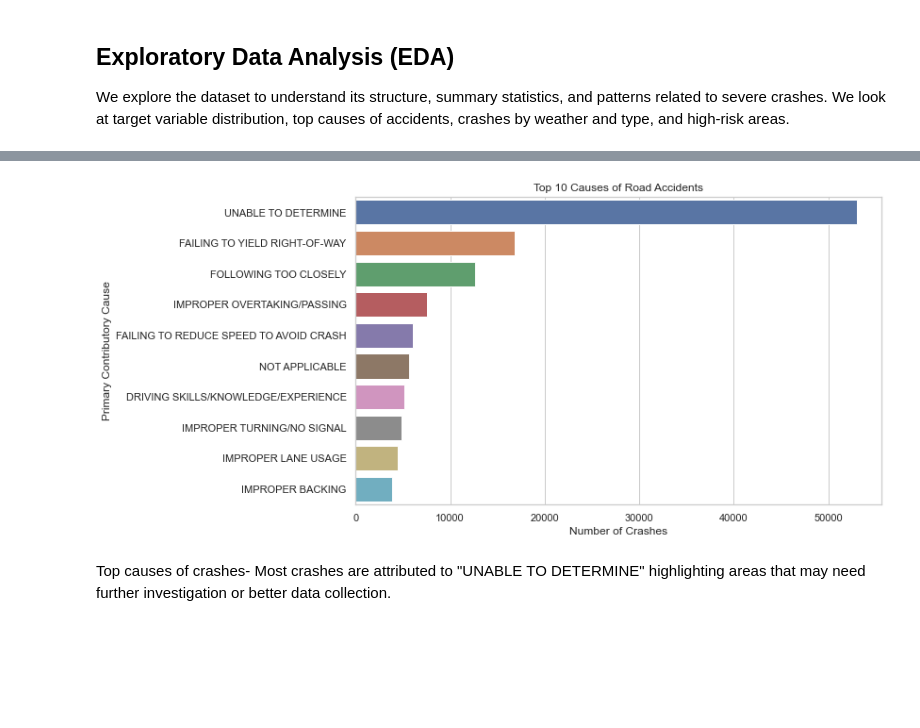
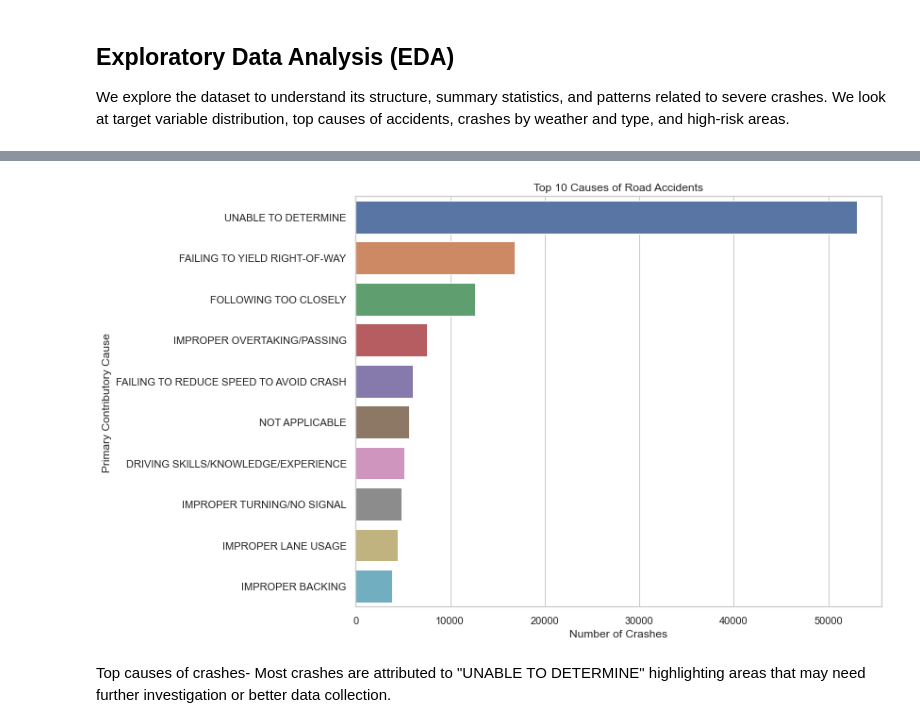
Before and after one commit to Victor-Mufasa/Phase-4-Project, a Jupyter notebook: index.ipynb, the cells around one changed output, grey strips where cells are left out. Saved outputs shown, nothing was run; the diff lists cells and outputs as text; code cells hidden in the pictures; blank space fills up the shorter version.

```diff
--- a/index.ipynb
+++ b/index.ipynb
@@ -464,6 +461,15 @@ We create a new column SEVERE_INJURY where:
 full_data['SEVERE_INJURY'] = full_data['MOST_SEVERE_INJURY'].isin(
     ['FATAL', 'INCAPACITATING INJURY']
 ).astype(int)
+# %%
+# Feature Engineering
+
+full_data['RUSH_HOUR'] = full_data['CRASH_HOUR'].isin([7,8,9,16,17,18]).astype(int)
+
+full_data['IS_WEEKEND'] = full_data['CRASH_DAY_OF_WEEK'].isin([1,7]).astype(int)
+
+bad_weather = ['RAIN', 'SNOW', 'FREEZING RAIN/DRIZZLE', 'SLEET/HAIL', 'FOG/SMOKE/HAZE']
+full_data['BAD_WEATHER'] = full_data['WEATHER_CONDITION'].isin(bad_weather).astype(int)
 # %%
 # select features
 features = [
@@ -541,18 +599,18 @@ Most crashes are non-severe. The majority of incidents in the dataset are minor,
 # %%
 # Get top 10 causes of road accidents
 top_causes = full_data['PRIM_CONTRIBUTORY_CAUSE'].value_counts().head(10)
 
 # Plot
-plt.figure(figsize=(10,6))
+plt.figure(figsize=(10,8))
 sns.barplot(x=top_causes.values, y=top_causes.index)
 
 plt.title("Top 10 Causes of Road Accidents")
 plt.xlabel("Number of Crashes")
 plt.ylabel("Primary Contributory Cause")
 
 plt.show()
 # %% [output]
-[figure, old version]
+[figure, new version]
 # %% [markdown]
 Top causes of crashes- Most crashes are attributed to "UNABLE TO DETERMINE" highlighting areas that may need further investigation or better data collection.
 # %%
```
Also changed, not shown: parts of 26 cells of this notebook.
